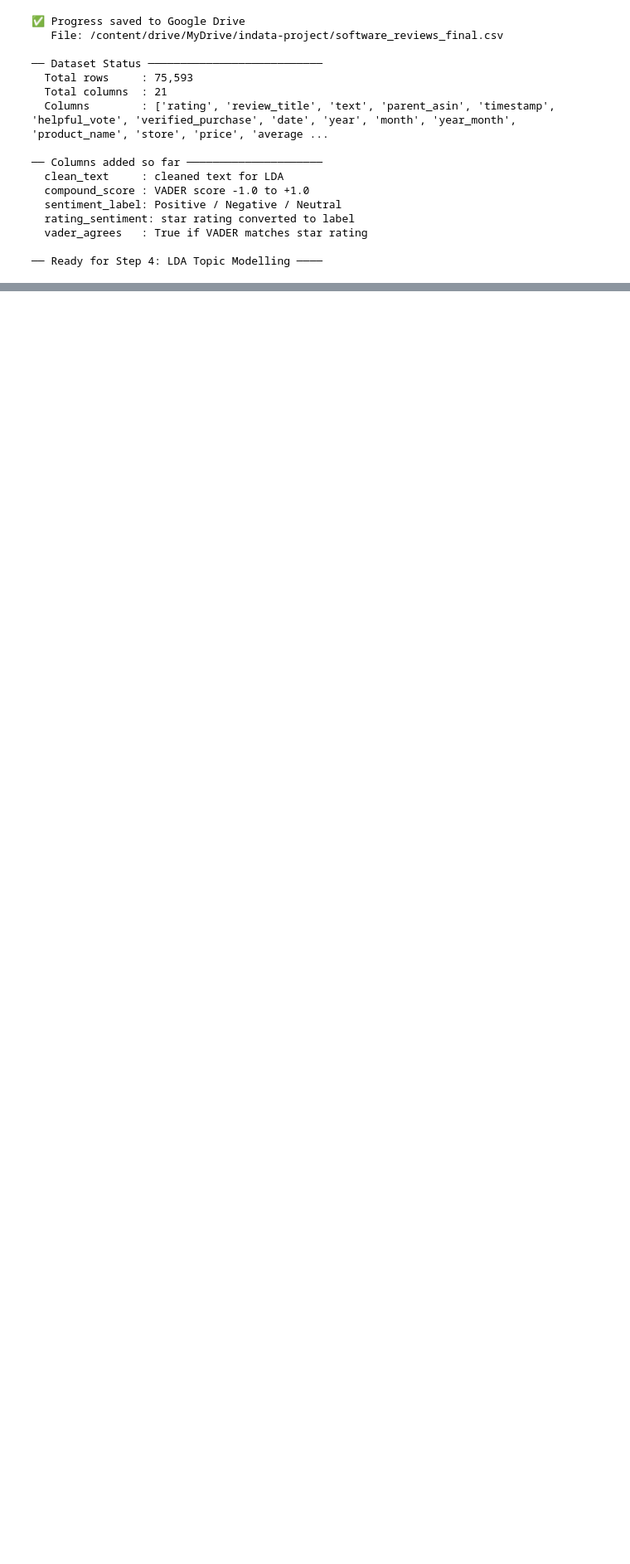
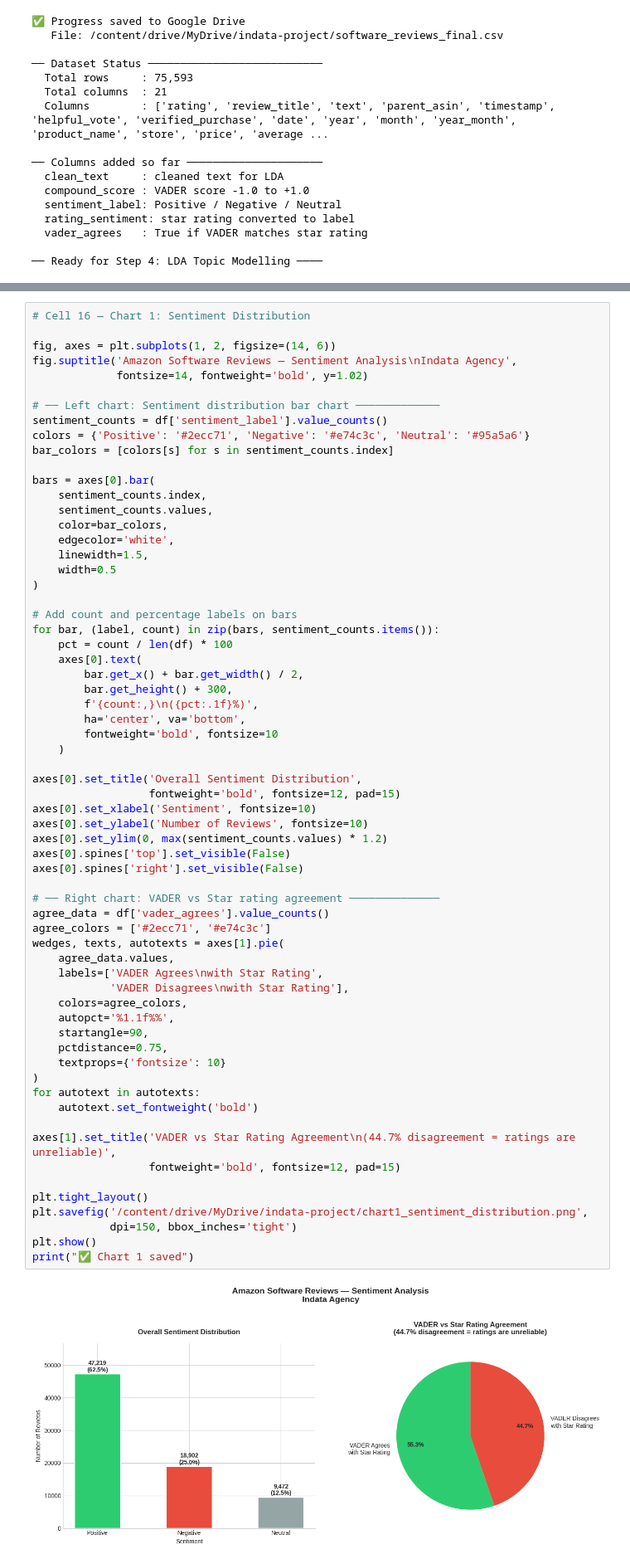
Before and after one commit to abdullahhadi9898/-indata-software-sentiment, a Jupyter notebook: indata_sentiment_analysis_.ipynb, the cells around one changed output, grey strips where cells are left out. Shown at 83% size. Drawn from its saved outputs; the diff is of its cells as text; blank space fills up the shorter version.

```diff
--- a/indata_sentiment_analysis_.ipynb
+++ b/indata_sentiment_analysis_.ipynb
@@ -453,0 +872,66 @@ print(f"\n── Ready for Step 4: LDA Topic Modelling ────")
+# %%
+# Cell 16 — Chart 1: Sentiment Distribution
+
+fig, axes = plt.subplots(1, 2, figsize=(14, 6))
+fig.suptitle('Amazon Software Reviews — Sentiment Analysis\nIndata Agency',
+             fontsize=14, fontweight='bold', y=1.02)
+
+# ── Left chart: Sentiment distribution bar chart ─────────────
+sentiment_counts = df['sentiment_label'].value_counts()
+colors = {'Positive': '#2ecc71', 'Negative': '#e74c3c', 'Neutral': '#95a5a6'}
+bar_colors = [colors[s] for s in sentiment_counts.index]
+
+bars = axes[0].bar(
+    sentiment_counts.index,
+    sentiment_counts.values,
+    color=bar_colors,
+    edgecolor='white',
+    linewidth=1.5,
+    width=0.5
+)
+
+# Add count and percentage labels on bars
+for bar, (label, count) in zip(bars, sentiment_counts.items()):
+    pct = count / len(df) * 100
+    axes[0].text(
+        bar.get_x() + bar.get_width() / 2,
+        bar.get_height() + 300,
+        f'{count:,}\n({pct:.1f}%)',
+        ha='center', va='bottom',
+        fontweight='bold', fontsize=10
+    )
+
+axes[0].set_title('Overall Sentiment Distribution',
+                  fontweight='bold', fontsize=12, pad=15)
+axes[0].set_xlabel('Sentiment', fontsize=10)
+axes[0].set_ylabel('Number of Reviews', fontsize=10)
+axes[0].set_ylim(0, max(sentiment_counts.values) * 1.2)
+axes[0].spines['top'].set_visible(False)
+axes[0].spines['right'].set_visible(False)
+
+# ── Right chart: VADER vs Star rating agreement ──────────────
+agree_data = df['vader_agrees'].value_counts()
+agree_colors = ['#2ecc71', '#e74c3c']
+wedges, texts, autotexts = axes[1].pie(
+    agree_data.values,
+    labels=['VADER Agrees\nwith Star Rating',
+            'VADER Disagrees\nwith Star Rating'],
+    colors=agree_colors,
+    autopct='%1.1f%%',
+    startangle=90,
+    pctdistance=0.75,
+    textprops={'fontsize': 10}
+)
+for autotext in autotexts:
+    autotext.set_fontweight('bold')
+
+axes[1].set_title('VADER vs Star Rating Agreement\n(44.7% disagreement = ratings are unreliable)',
+                  fontweight='bold', fontsize=12, pad=15)
+
+plt.tight_layout()
+plt.savefig('/content/drive/MyDrive/indata-project/chart1_sentiment_distribution.png',
+            dpi=150, bbox_inches='tight')
+plt.show()
+print("✅ Chart 1 saved")
+# %% [output]
+[figure, added]
```
Also changed, not shown: parts of 9 cells of this notebook.
